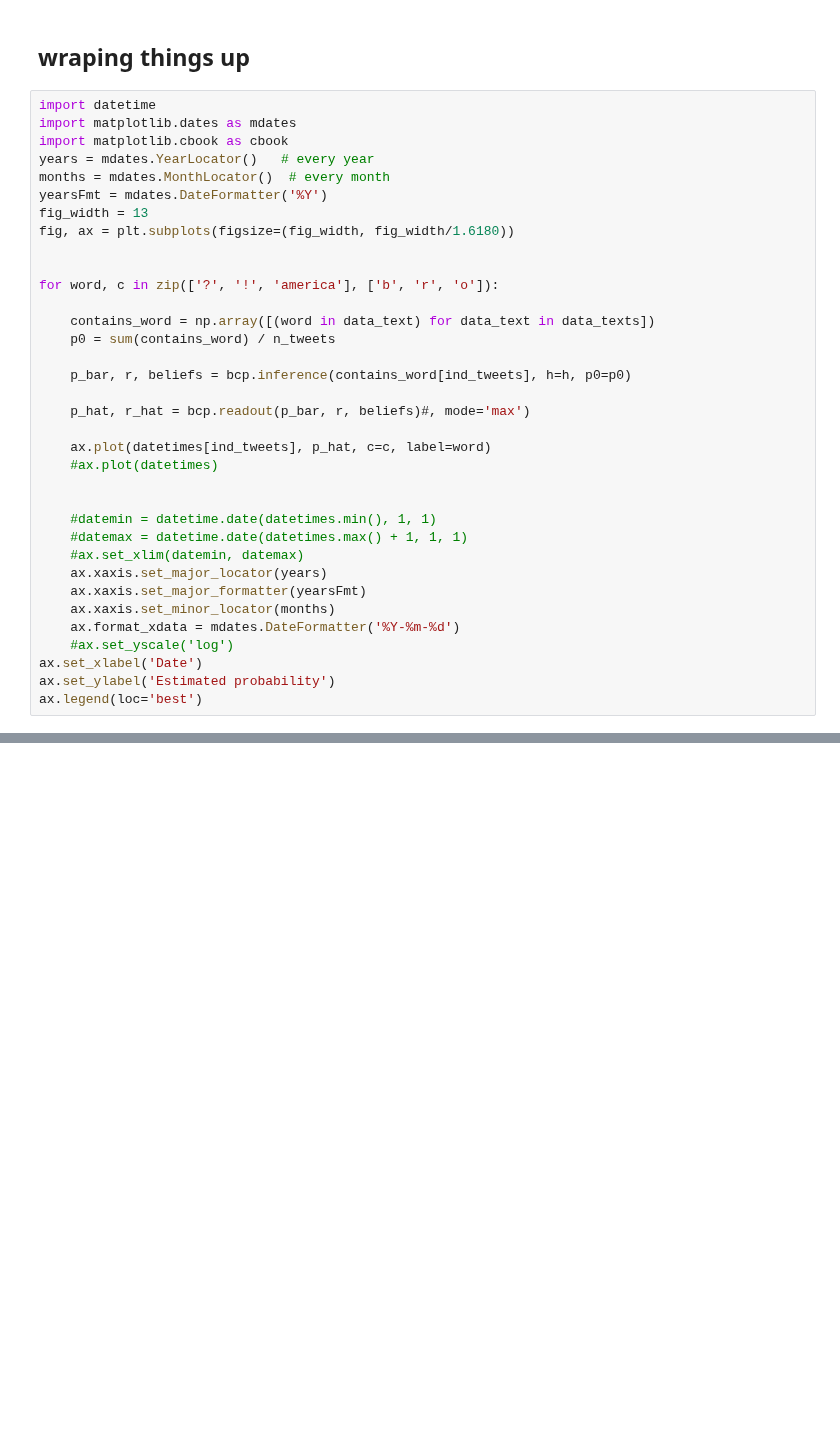
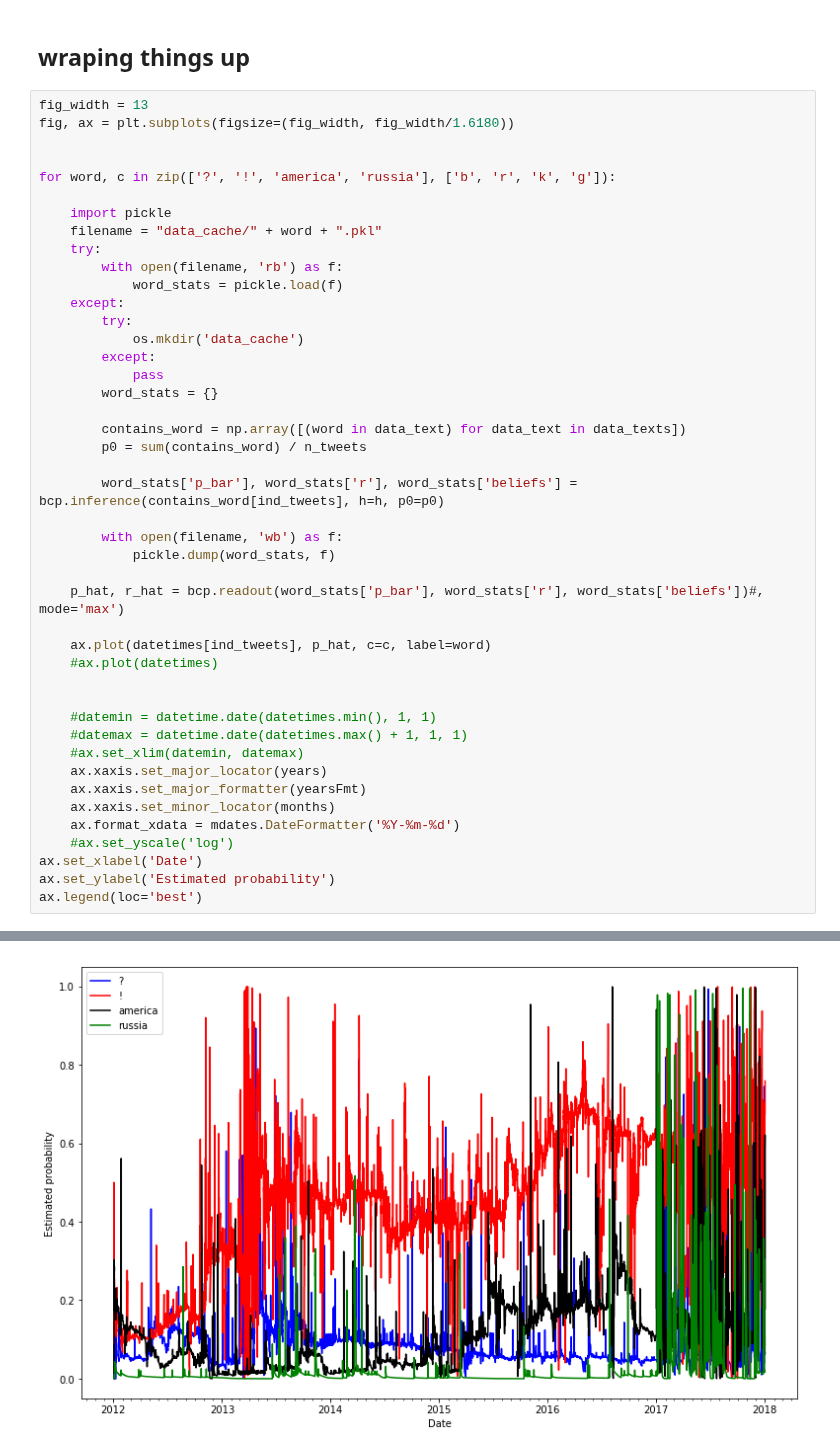
Before and after one commit to laurentperrinet/bayesianchangepoint, a Jupyter notebook: notebooks/test_experimental_data-tweets.ipynb, the cells around one changed output, grey strips where cells are left out. Drawn from its saved outputs; the diff is of its cells as text; blank space fills up the shorter version.

```diff
--- a/notebooks/test_experimental_data-tweets.ipynb
+++ b/notebooks/test_experimental_data-tweets.ipynb
@@ -210,24 +228,33 @@ NameError: name 'years' is not defined
 # %% [markdown]
 ## wraping things up
 # %%
-import datetime
-import matplotlib.dates as mdates
-import matplotlib.cbook as cbook
-years = mdates.YearLocator()   # every year
-months = mdates.MonthLocator()  # every month
-yearsFmt = mdates.DateFormatter('%Y')
 fig_width = 13
 fig, ax = plt.subplots(figsize=(fig_width, fig_width/1.6180))
 
 
-for word, c in zip(['?', '!', 'america'], ['b', 'r', 'o']):
+for word, c in zip(['?', '!', 'america', 'russia'], ['b', 'r', 'k', 'g']):
 
-    contains_word = np.array([(word in data_text) for data_text in data_texts])
-    p0 = sum(contains_word) / n_tweets
+    import pickle
+    filename = "data_cache/" + word + ".pkl"
+    try:
+        with open(filename, 'rb') as f:
+            word_stats = pickle.load(f)
+    except:
+        try:
+            os.mkdir('data_cache')
+        except:
+            pass
+        word_stats = {}
 
-    p_bar, r, beliefs = bcp.inference(contains_word[ind_tweets], h=h, p0=p0)
+        contains_word = np.array([(word in data_text) for data_text in data_texts])
+        p0 = sum(contains_word) / n_tweets
 
-    p_hat, r_hat = bcp.readout(p_bar, r, beliefs)#, mode='max')
+        word_stats['p_bar'], word_stats['r'], word_stats['beliefs'] = bcp.inference(contains_word[ind_tweets], h=h, p0=p0)
+
+        with open(filename, 'wb') as f:
+            pickle.dump(word_stats, f)
+
+    p_hat, r_hat = bcp.readout(word_stats['p_bar'], word_stats['r'], word_stats['beliefs'])#, mode='max')
 
     ax.plot(datetimes[ind_tweets], p_hat, c=c, label=word)
     #ax.plot(datetimes)
@@ -244,3 +271,4 @@ for word, c in zip(['?', '!', 'america'], ['b', 'r', 'o']):
 ax.set_xlabel('Date')
 ax.set_ylabel('Estimated probability')
 ax.legend(loc='best')
+# %% [output]
@@ -246,0 +276 @@ ax.legend(loc='best')
+[figure, added]
```
Also changed, not shown: parts of 24 cells of this notebook.
